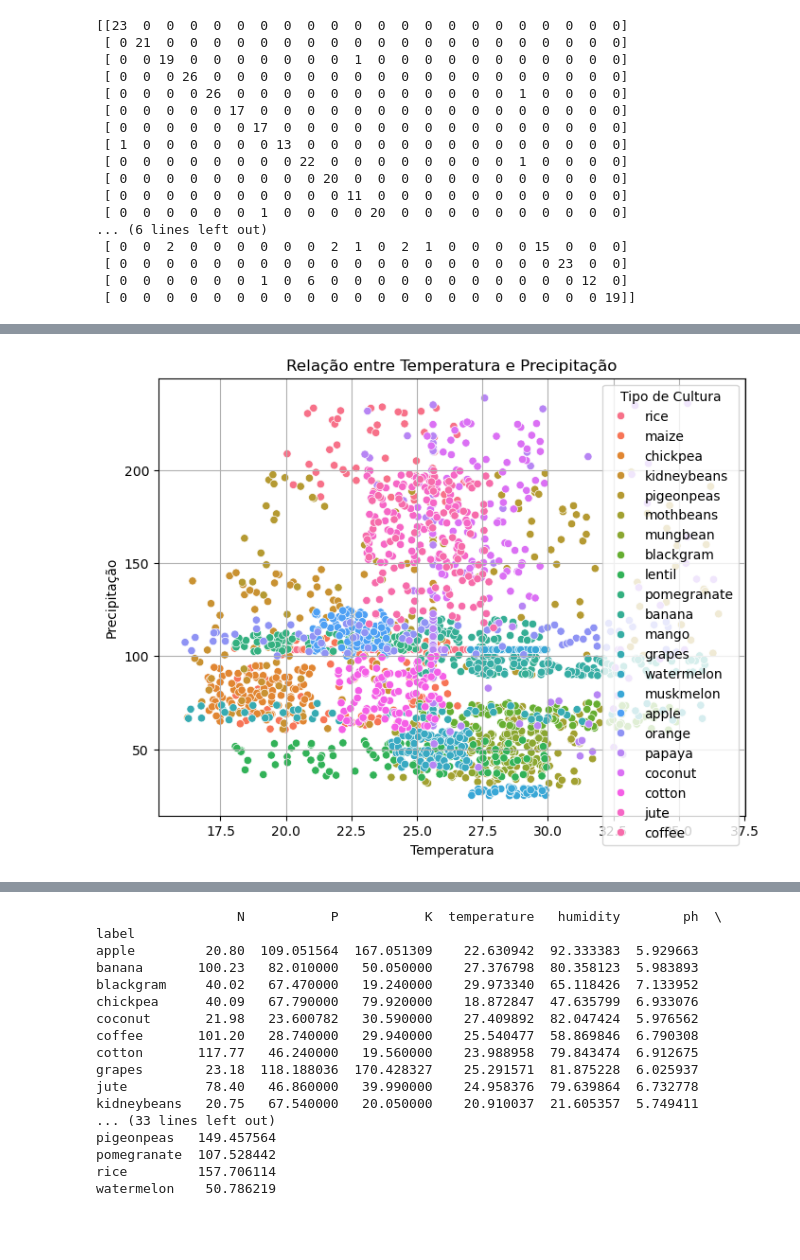
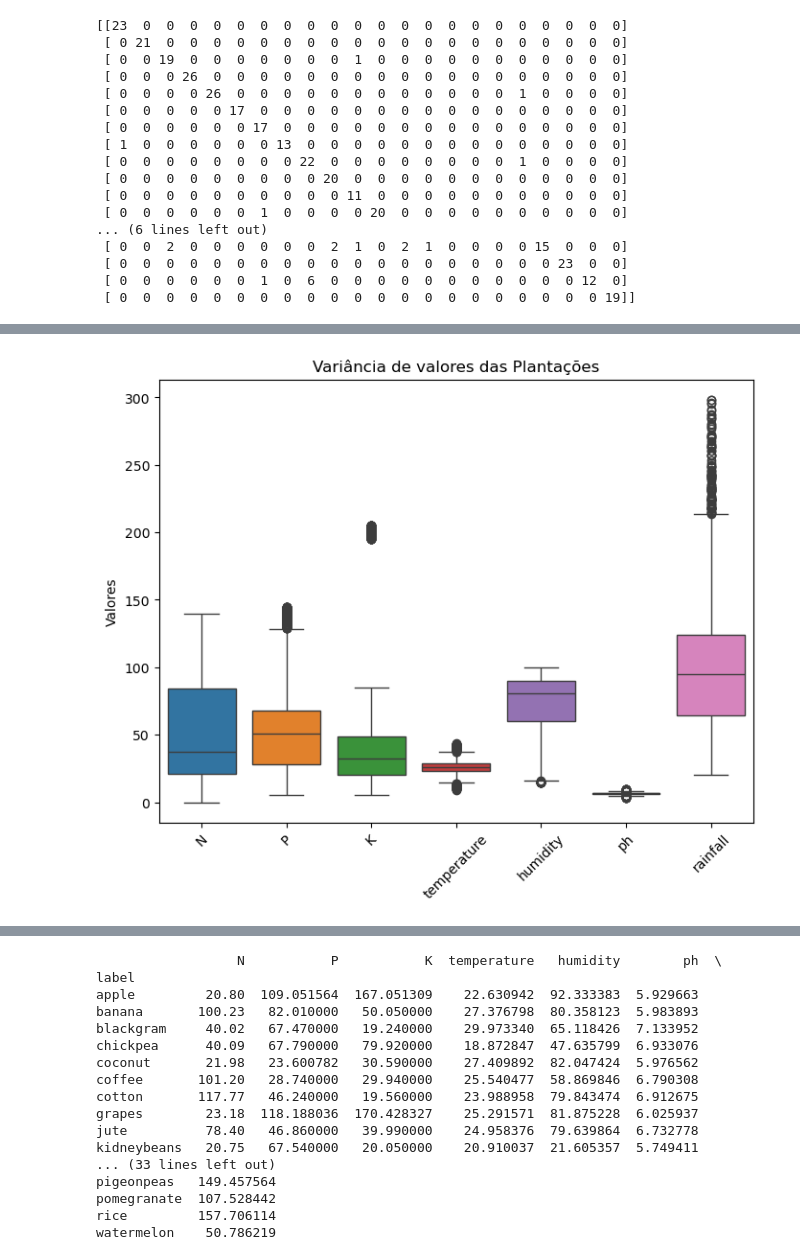
Before and after one commit to fiap-ia-2025/chap14-machine-learning, a Jupyter notebook: agriculture.ipynb, the cells around one changed output, grey strips where cells are left out. Saved outputs shown, nothing was run; the diff lists cells and outputs as text; code cells hidden in the pictures; blank space fills up the shorter version.

```diff
--- a/agriculture.ipynb
+++ b/agriculture.ipynb
@@ -323,12 +314,14 @@ plt.show()
-# %%
-plt.figure(figsize=(8, 6))
-sns.scatterplot(x='temperature', y='rainfall', hue='label', data=df)
-plt.title('Relação entre Temperatura e Precipitação')
-plt.xlabel('Temperatura')
-plt.ylabel('Precipitação')
-plt.grid(True)
-plt.legend(title='Tipo de Cultura')
-plt.show()
-# %% [output]
-[figure, removed]
+# %%
+colunas_numericas = df.select_dtypes(include=['number'])
+# %%
+# gráfico para identificar a variação dos níveis de Nitrogênio, POtássio, Fósforo, Temperatura, umidade, ph e precipitação
+
+plt.figure(figsize=(8,6))
+sns.boxplot(data=colunas_numericas)
+plt.title('Variância de valores das Plantações')
+plt.ylabel('Valores')
+plt.xticks(rotation=45)
+plt.show()
+# %% [output]
+[figure, added]
 # %%
```
Also changed, not shown: parts of 14 cells of this notebook.
